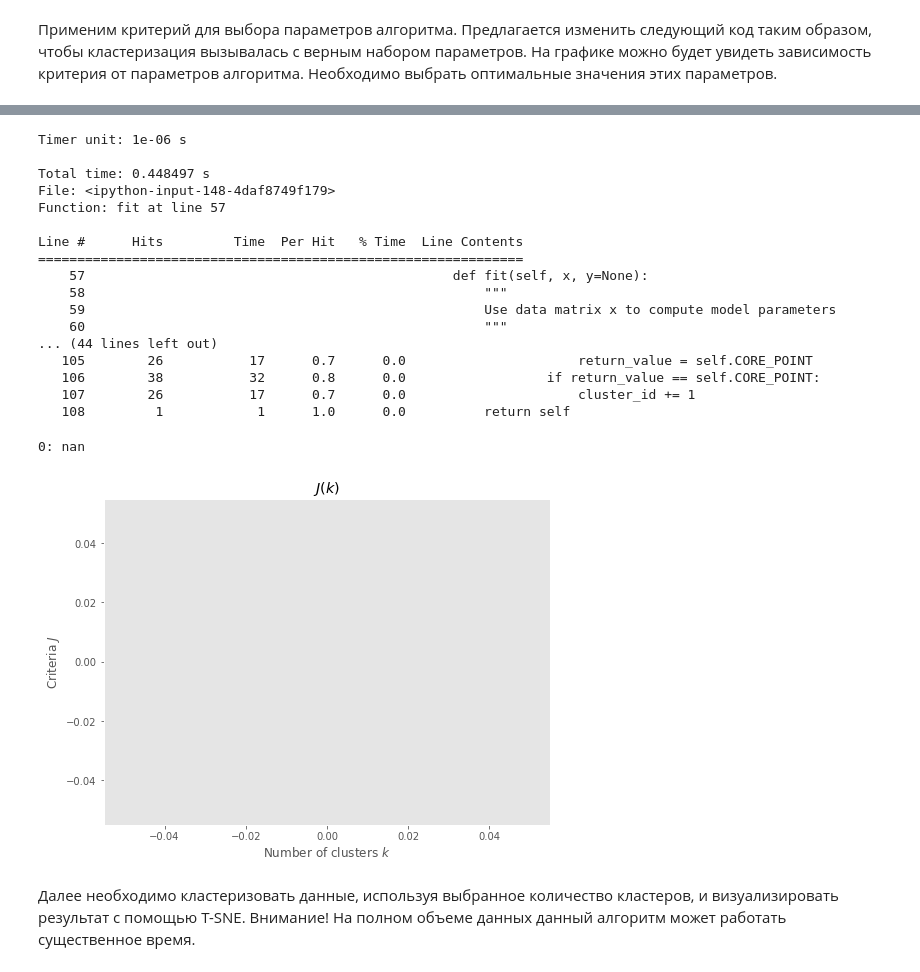
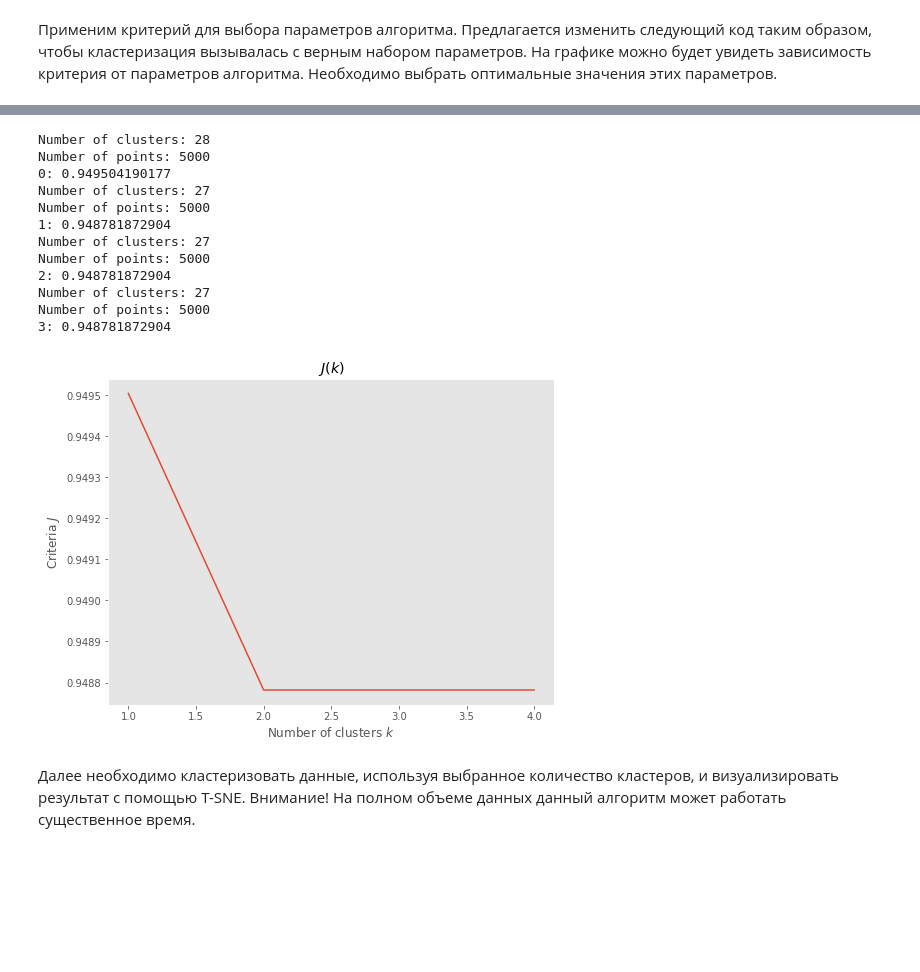
Before and after one commit to vadimpilyugin/hw2-clusters, a Jupyter notebook: hw2-clusters.ipynb, the cells around one changed output, grey strips where cells are left out. Saved outputs shown, nothing was run; the diff lists cells and outputs as text; code cells hidden in the pictures; blank space fills up the shorter version.

```diff
--- a/hw2-clusters.ipynb
+++ b/hw2-clusters.ipynb
@@ -402,50 +337,36 @@ Line #      Hits         Time  Per Hit   % Time  Line Contents
-# %%
-d = Clustering(eps=.7,min_pts=5)
-profile_print(d.fit, x)
-# y = d.fit_predict(x)
-# profile_print(quality, x, y)
-# %% [output]
-Timer unit: 1e-06 s
-
-Total time: 0.448497 s
-File: <ipython-input-148-4daf8749f179>
-Function: fit at line 57
-
-Line #      Hits         Time  Per Hit   % Time  Line Contents
-==============================================================
-    57                                               def fit(self, x, y=None):
-    58                                                   """
-    59                                                   Use data matrix x to compute model parameters
-    60                                                   """
-... (44 lines left out)
-   105        26           17      0.7      0.0                      return_value = self.CORE_POINT
-   106        38           32      0.8      0.0                  if return_value == self.CORE_POINT:
-   107        26           17      0.7      0.0                      cluster_id += 1
-   108         1            1      1.0      0.0          return self
 # %%
-ks = range(1,2)
+ks = range(1,5)
 # eps = np.linspace(start=0.1,stop=1.5,num=15)
 eps = .7
 criteria = np.zeros(len(ks))
 
 for i, k in enumerate(ks):
-#     cls = Clustering(eps=eps,min_pts=k)
-#     y = cls.fit_predict(x)
-    d = sc.DBSCAN(eps=eps,min_samples=k)
-    y = d.fit_predict(x,y)
+    cls = Clustering(eps=eps,min_pts=k)
+    y = cls.fit_predict(x)
     criteria[i] = quality(x, y)
     print "{}: {}".format(i,criteria[i])
 
 pl.figure(figsize=(8, 6))
 pl.plot(ks, criteria)
 pl.title("$J(k)$")
 pl.ylabel("Criteria $J$")
 pl.xlabel("Number of clusters $k$")
 pl.grid()
 pl.show()
 # %% [output]
-0: nan
+Number of clusters: 28
+Number of points: 5000
+0: 0.949504190177
+Number of clusters: 27
+Number of points: 5000
+1: 0.948781872904
+Number of clusters: 27
+Number of points: 5000
+2: 0.948781872904
+Number of clusters: 27
+Number of points: 5000
+3: 0.948781872904
-[figure, old version]
+[figure, new version]
 # %% [markdown]
 Далее необходимо кластеризовать данные, используя выбранное количество кластеров, и визуализировать результат с помощью T-SNE. Внимание! На полном объеме данных данный алгоритм может работать существенное время.
 # %%
```
Also changed, not shown: parts of 6 cells of this notebook.
